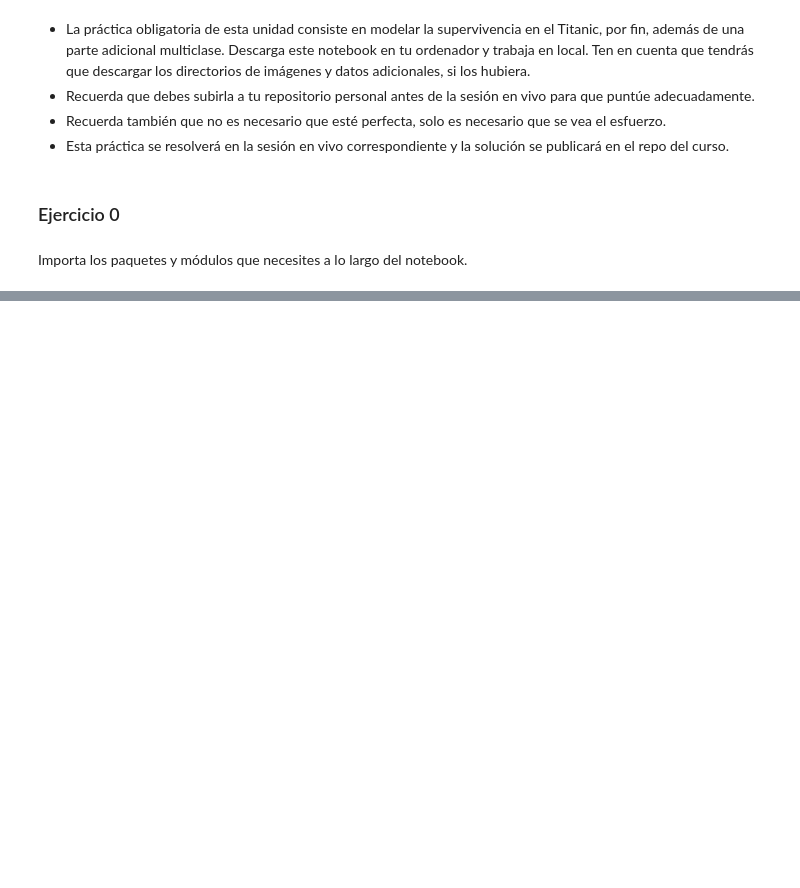
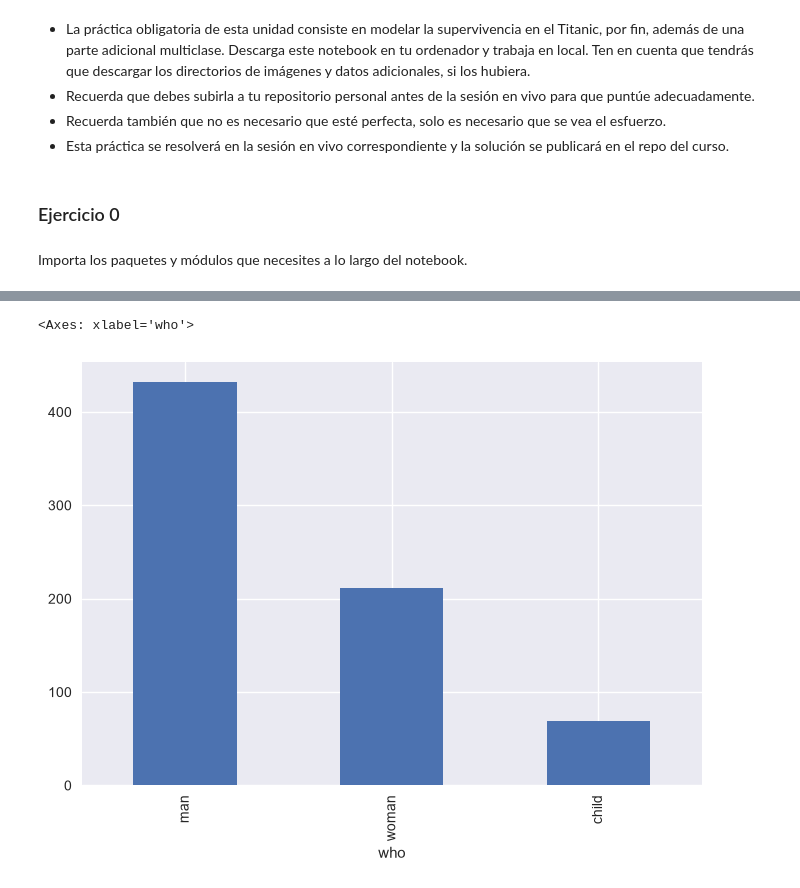
Before and after one commit to PaulitaLull/DATA_SCIENCE_PAULALULL, a Jupyter notebook: 04_Machine_Learning/02_ML_Supervisado/03_Clasificación/ejercicios/P01_Practica_Clasificacion_Regresion_Logistica.ipynb, the cells around one changed output, grey strips where cells are left out. Saved outputs shown, nothing was run; the diff lists cells and outputs as text; code cells hidden in the pictures; blank space fills up the shorter version.

```diff
--- a/04_Machine_Learning/02_ML_Supervisado/03_Clasificación/ejercicios/P01_Practica_Clasificacion_Regresion_Logistica.ipynb
+++ b/04_Machine_Learning/02_ML_Supervisado/03_Clasificación/ejercicios/P01_Practica_Clasificacion_Regresion_Logistica.ipynb
@@ -35,0 +145,10 @@ Los pasos para guiar el trabajo:
+# %%
+# Distribucion features
+X_train["who"].value_counts().plot(kind="bar")
+# X_train["sex"].value_counts().plot(kind="bar")
+# X_train["adult_male"].value_counts().plot(kind="bar")
+# X_train["embark_town"].value_counts().plot(kind="bar")
+# X_train["alone"].value_counts().plot(kind="bar")
+# %% [output]
+<Axes: xlabel='who'>
+[figure, added]
```
Also changed, not shown: parts of 23 cells of this notebook, 41 other files.
